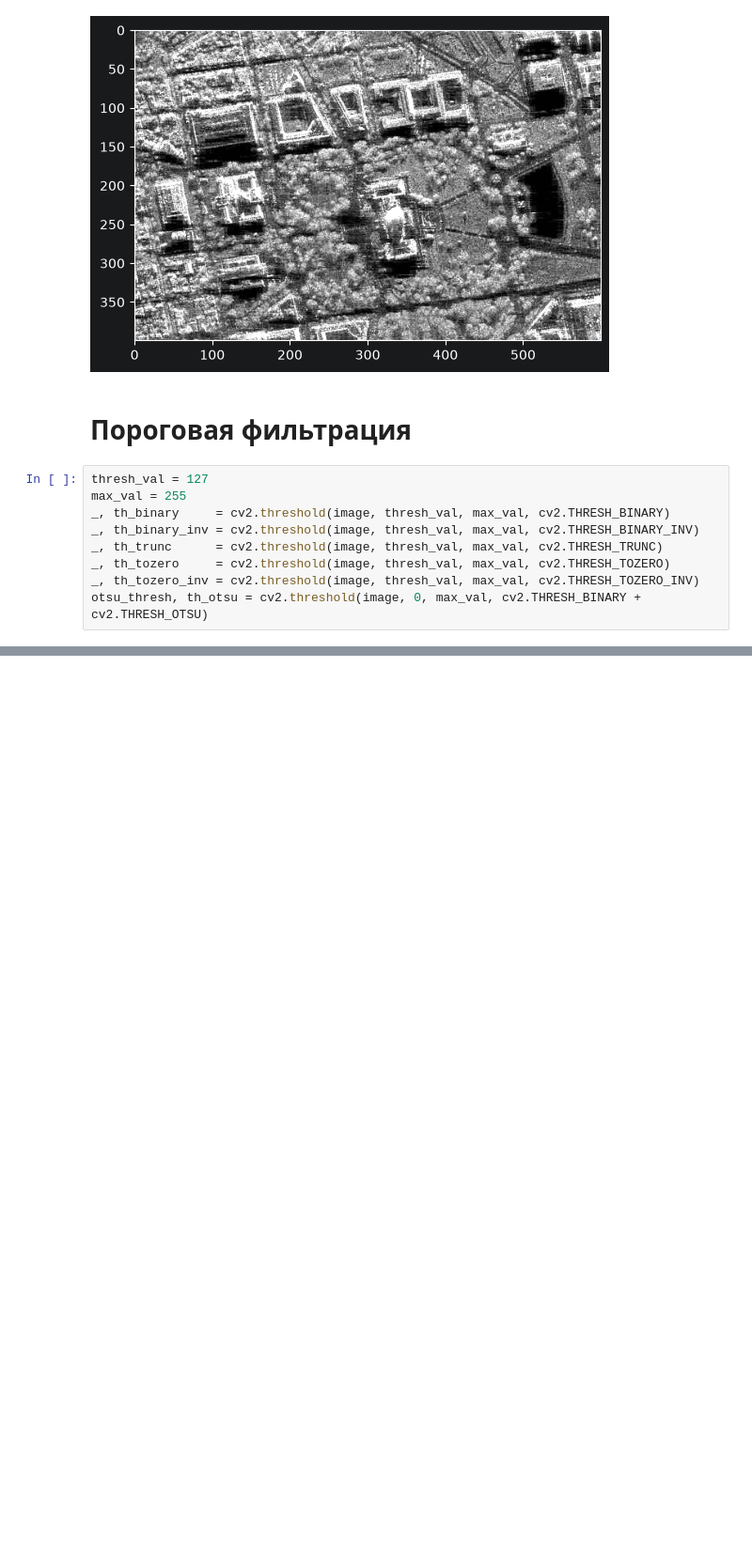
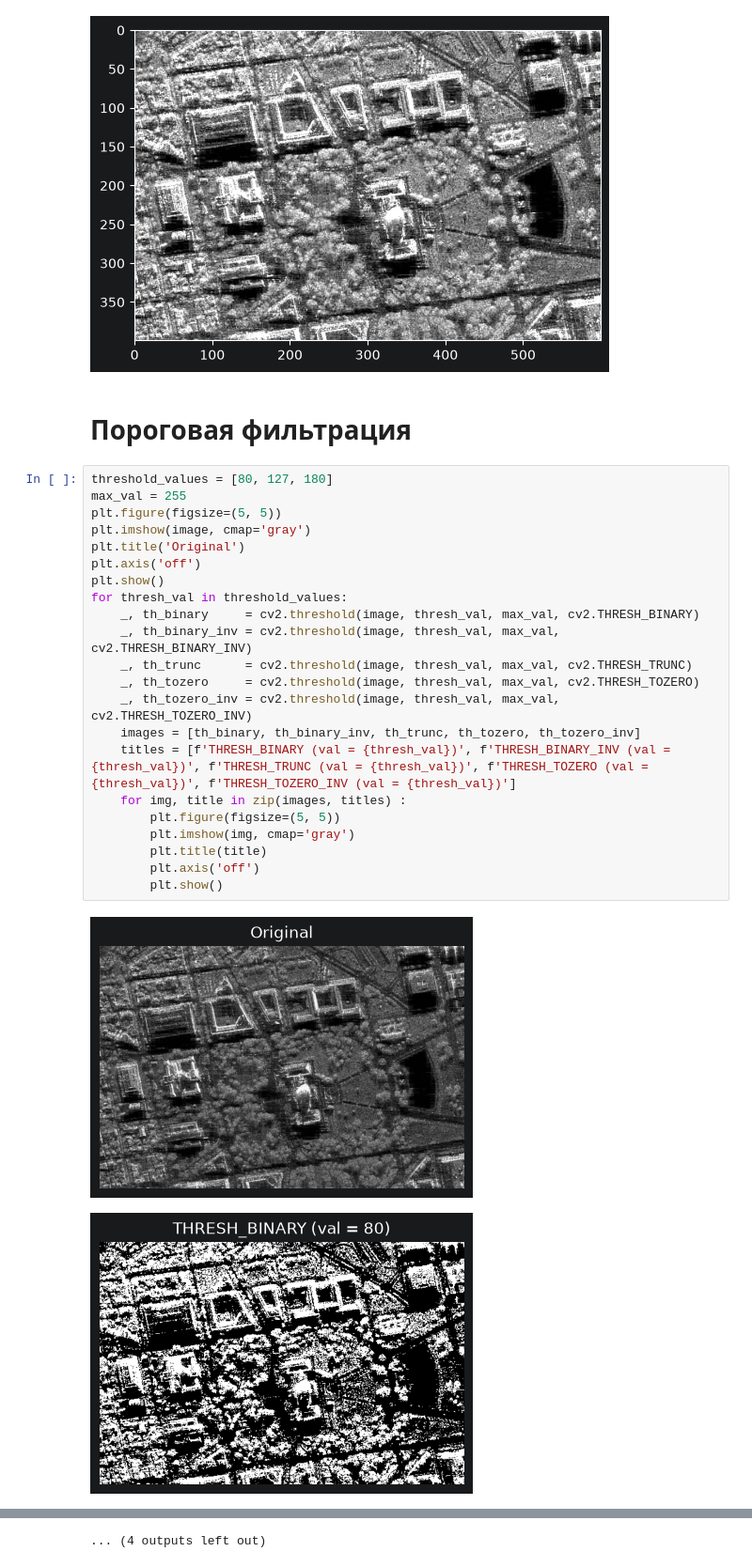
Before and after one commit to midicowbell/imageProcessing, a Jupyter notebook: notebook.ipynb, the cells around one changed output, grey strips where cells are left out. Shown at 94% size. Cells and saved outputs as stored; diff of their text form; blank space fills up the shorter version.

```diff
--- a/notebook.ipynb
+++ b/notebook.ipynb
@@ -71,11 +117,27 @@ plt.imshow(img_stat_corrected, cmap="gray")
 # %% [markdown]
 # Пороговая фильтрация
 # %%
-thresh_val = 127
+threshold_values = [80, 127, 180]
 max_val = 255
-_, th_binary     = cv2.threshold(image, thresh_val, max_val, cv2.THRESH_BINARY)
-_, th_binary_inv = cv2.threshold(image, thresh_val, max_val, cv2.THRESH_BINARY_INV)
-_, th_trunc      = cv2.threshold(image, thresh_val, max_val, cv2.THRESH_TRUNC)
-_, th_tozero     = cv2.threshold(image, thresh_val, max_val, cv2.THRESH_TOZERO)
-_, th_tozero_inv = cv2.threshold(image, thresh_val, max_val, cv2.THRESH_TOZERO_INV)
-otsu_thresh, th_otsu = cv2.threshold(image, 0, max_val, cv2.THRESH_BINARY + cv2.THRESH_OTSU)
+plt.figure(figsize=(5, 5))
+plt.imshow(image, cmap='gray')
+plt.title('Original')
+plt.axis('off')
+plt.show()
+for thresh_val in threshold_values:
+    _, th_binary     = cv2.threshold(image, thresh_val, max_val, cv2.THRESH_BINARY)
+    _, th_binary_inv = cv2.threshold(image, thresh_val, max_val, cv2.THRESH_BINARY_INV)
+    _, th_trunc      = cv2.threshold(image, thresh_val, max_val, cv2.THRESH_TRUNC)
+    _, th_tozero     = cv2.threshold(image, thresh_val, max_val, cv2.THRESH_TOZERO)
+    _, th_tozero_inv = cv2.threshold(image, thresh_val, max_val, cv2.THRESH_TOZERO_INV)
+    images = [th_binary, th_binary_inv, th_trunc, th_tozero, th_tozero_inv]
+    titles = [f'THRESH_BINARY (val = {thresh_val})', f'THRESH_BINARY_INV (val = {thresh_val})', f'THRESH_TRUNC (val = {thresh_val})', f'THRESH_TOZERO (val = {thresh_val})', f'THRESH_TOZERO_INV (val = {thresh_val})']
+    for img, title in zip(images, titles) :
+        plt.figure(figsize=(5, 5))
+        plt.imshow(img, cmap='gray')
+        plt.title(title)
+        plt.axis('off')
+        plt.show()
+# %% [output]
+[figure, added]
+[figure, added]
@@ -81,0 +154 @@ otsu_thresh, th_otsu = cv2.threshold(image, 0, max_val, cv2.THRESH_BINARY + cv2.
+... (4 outputs left out)
```
Also changed, not shown: parts of 6 cells of this notebook.
